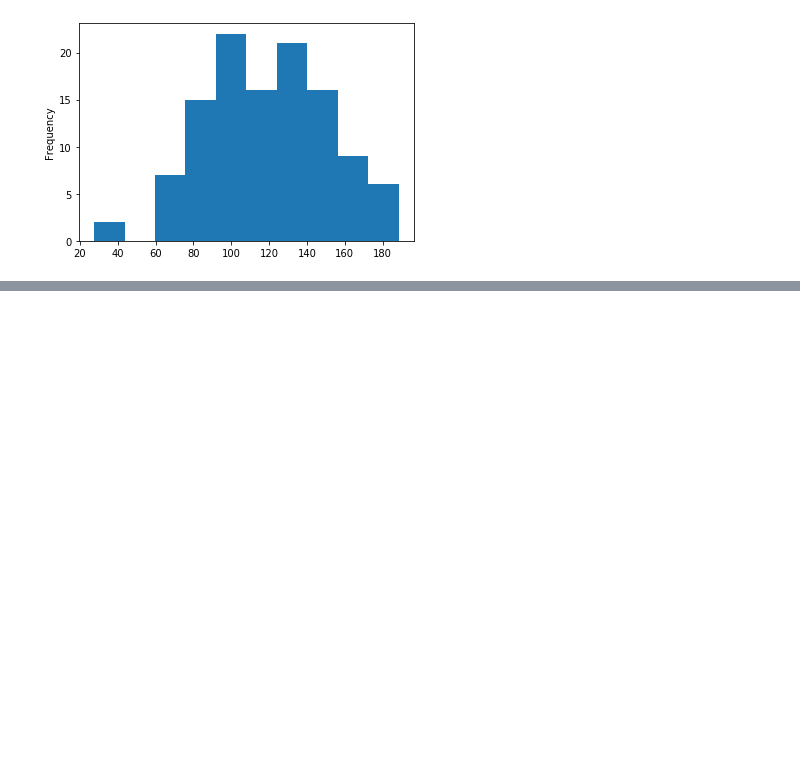
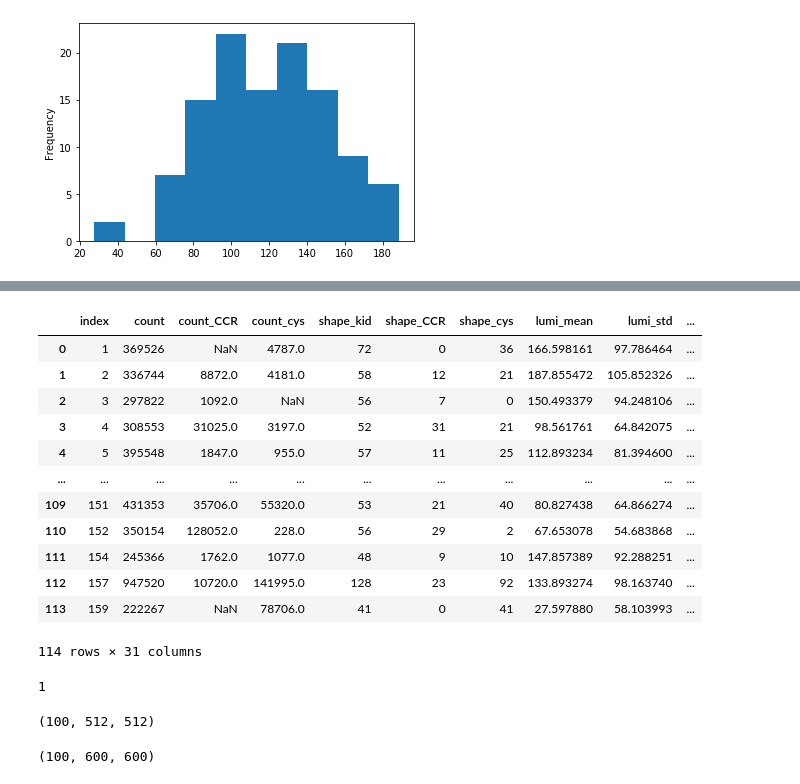
Before and after one commit to zerebom/lab1107, a Jupyter notebook: notebook/1218_augment_by_deeds.ipynb, the cells around one changed output, grey strips where cells are left out. Saved outputs shown, nothing was run; the diff lists cells and outputs as text; code cells hidden in the pictures; blank space fills up the shorter version.

```diff
--- a/notebook/1218_augment_by_deeds.ipynb
+++ b/notebook/1218_augment_by_deeds.ipynb
@@ -351,0 +615,6 @@ KeyboardInterrupt:
+# %%
+st_path='/home/kakeya/Desktop/higuchi/20191021/output/statistics.csv'
+df=pd.read_csv(st_path).reset_index()
+cids=df['index'].values
+cids=cids[cids>113]
+cids
@@ -351,0 +637,20 @@ KeyboardInterrupt:
+# %%
+df
+# %% [output]
+|  | index | count | count_CCR | count_cys | shape_kid | shape_CCR | shape_cys | lumi_mean | lumi_std | ... |
+| 0 | 1 | 369526 | NaN | 4787.0 | 72 | 0 | 36 | 166.598161 | 97.786464 | ... |
+| 1 | 2 | 336744 | 8872.0 | 4181.0 | 58 | 12 | 21 | 187.855472 | 105.852326 | ... |
+| 2 | 3 | 297822 | 1092.0 | NaN | 56 | 7 | 0 | 150.493379 | 94.248106 | ... |
+| 3 | 4 | 308553 | 31025.0 | 3197.0 | 52 | 31 | 21 | 98.561761 | 64.842075 | ... |
+| 4 | 5 | 395548 | 1847.0 | 955.0 | 57 | 11 | 25 | 112.893234 | 81.394600 | ... |
+| ... | ... | ... | ... | ... | ... | ... | ... | ... | ... | ... |
+| 109 | 151 | 431353 | 35706.0 | 55320.0 | 53 | 21 | 40 | 80.827438 | 64.866274 | ... |
+| 110 | 152 | 350154 | 128052.0 | 228.0 | 56 | 29 | 2 | 67.653078 | 54.683868 | ... |
+| 111 | 154 | 245366 | 1762.0 | 1077.0 | 48 | 9 | 10 | 147.857389 | 92.288251 | ... |
+| 112 | 157 | 947520 | 10720.0 | 141995.0 | 128 | 23 | 92 | 133.893274 | 98.163740 | ... |
+| 113 | 159 | 222267 | NaN | 78706.0 | 41 | 0 | 41 | 27.597880 | 58.103993 | ... |
+114 rows × 31 columns
+# %%
+ccrcc.GetPixelIDValue()
+# %% [output]
+1
@@ -351,0 +687,8 @@ KeyboardInterrupt:
+# %%
+CropCenter(arr).shape
+# %% [output]
+(100, 512, 512)
+# %%
+arr.shape
+# %% [output]
+(100, 600, 600)
```
Also changed, not shown: parts of 27 cells of this notebook, 2 other files.
